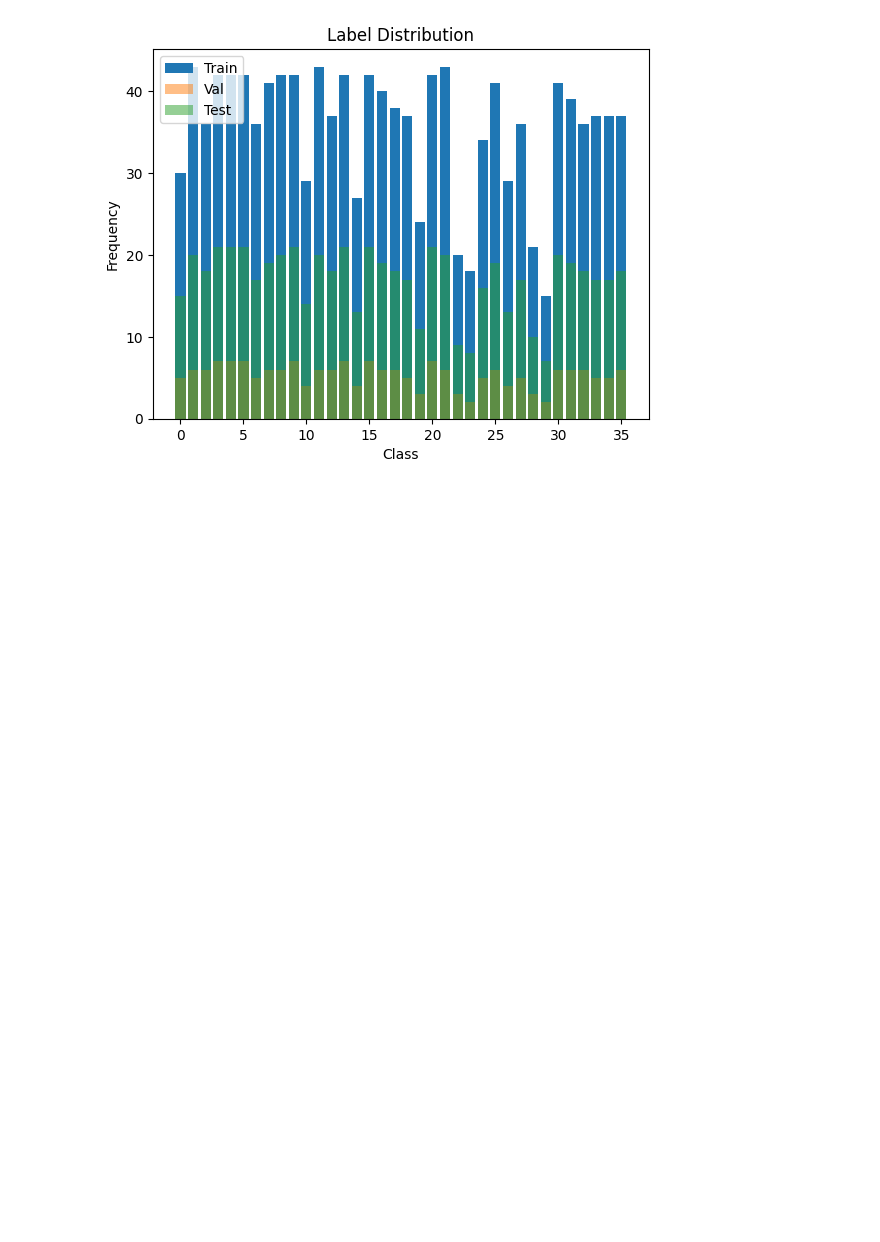
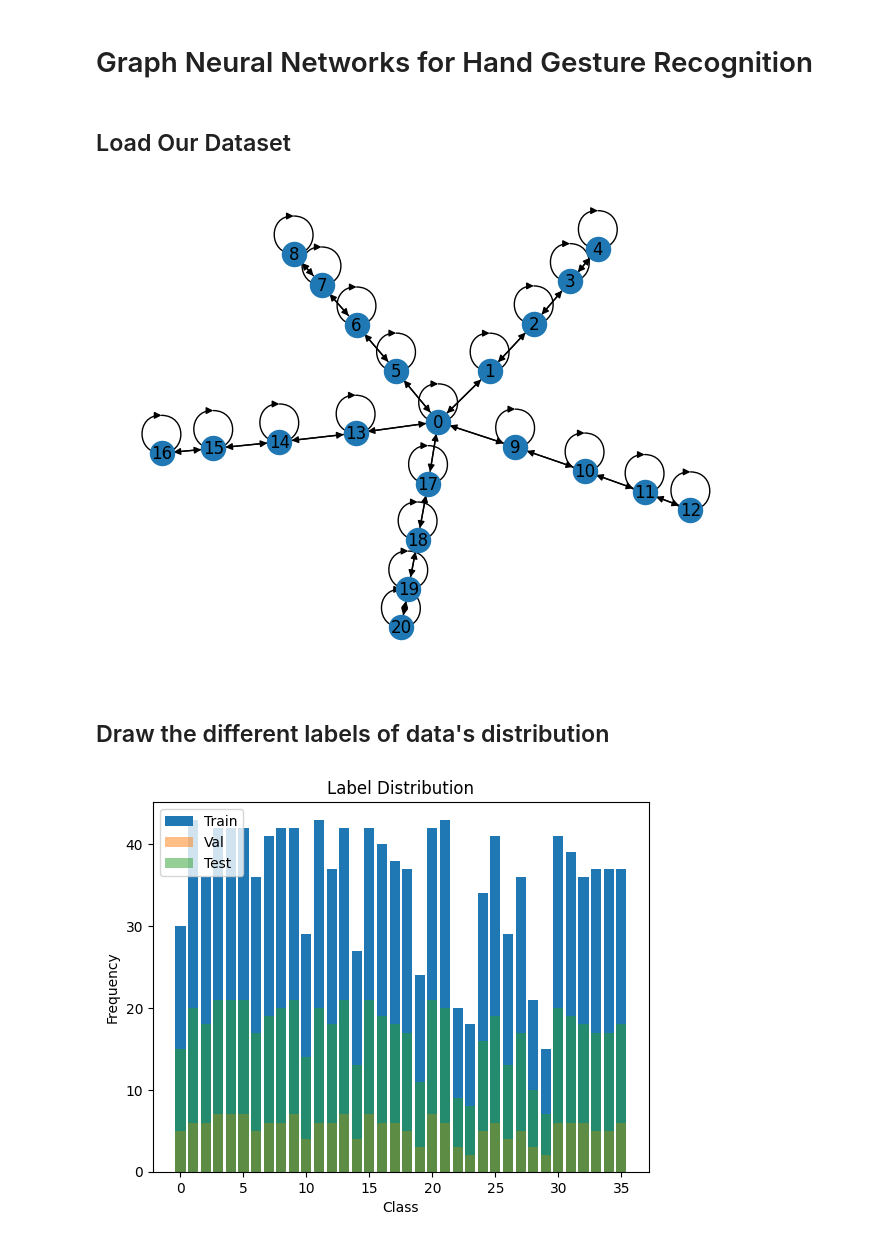
Before and after one commit to RenzoTsai/PoseGNN, a Jupyter notebook: main.ipynb, the cells around one changed output. Saved outputs shown, nothing was run; the diff lists cells and outputs as text; code cells hidden in the pictures; blank space fills up the shorter version.

```diff
--- a/main.ipynb
+++ b/main.ipynb
@@ -1 +1,3 @@
+# %% [markdown]
+# Graph Neural Networks for Hand Gesture Recognition
 # %%
@@ -12,25 +18,31 @@ import torch.nn.functional as F
 
 %matplotlib inline
+# %% [markdown]
+## Load Our Dataset
 # %%
 import networkx as nx
 
 # Create the dgl dataset
 hand_gesture_dataset = HandGestureGraphDataset()
 
 # Define data loader
 hand_gesture_dataloader = HandGestureDataLoader(dataset=hand_gesture_dataset, test_split=0.3, val_split=0.1)
 train_loader = hand_gesture_dataloader.get_train_loader()
 test_loader = hand_gesture_dataloader.get_test_loader()
 val_loader = hand_gesture_dataloader.get_val_loader()
 
 num_node_feature_dim = hand_gesture_dataset.num_node_feature_dim      # Get the number of features for each node - 3
 num_classes = hand_gesture_dataset.num_classes                  # Get the number of classes - 36
 
 g = hand_gesture_dataset[0][0]
 nx_g = g.to_networkx()
 
-# # Plot using NetworkX
-# nx.draw(nx_g, with_labels=True)
+# Plot using NetworkX
+nx.draw(nx_g, with_labels=True)
+# %% [output]
+[figure, added]
+# %% [markdown]
+## Draw the different labels of data's distribution
 # %%
 import matplotlib.pyplot as plt
 import numpy as np
```
Also changed, not shown: parts of 11 cells of this notebook, 7 other files.
